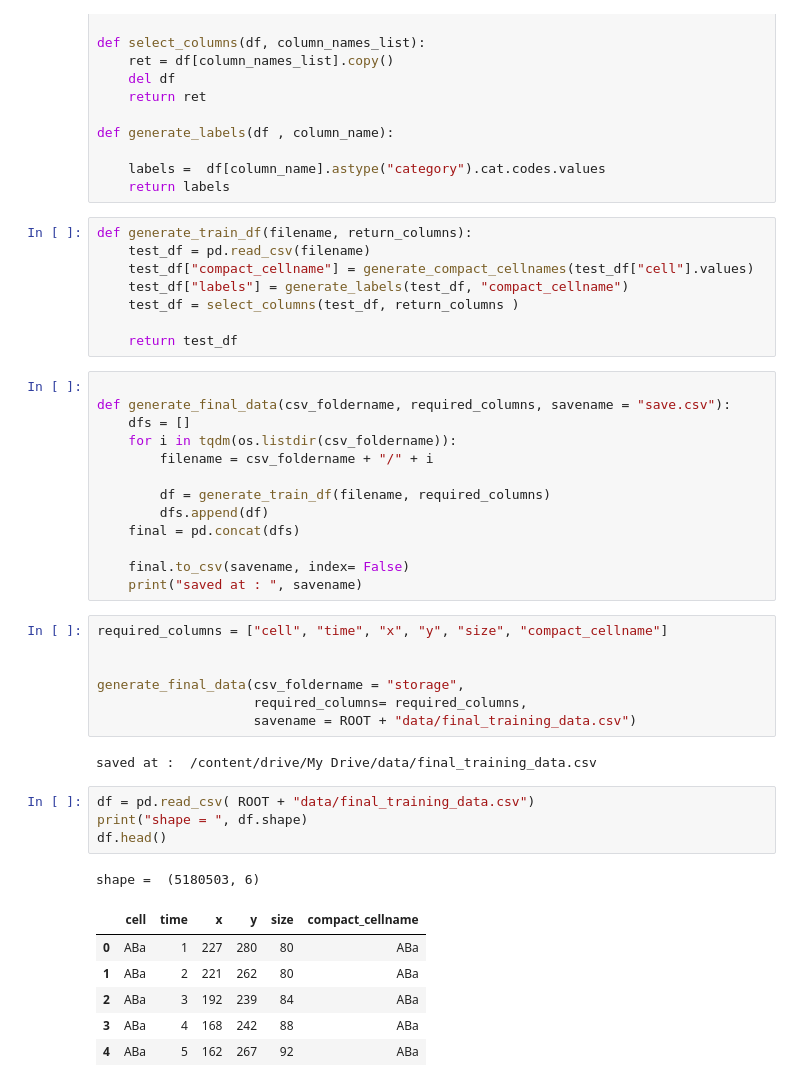
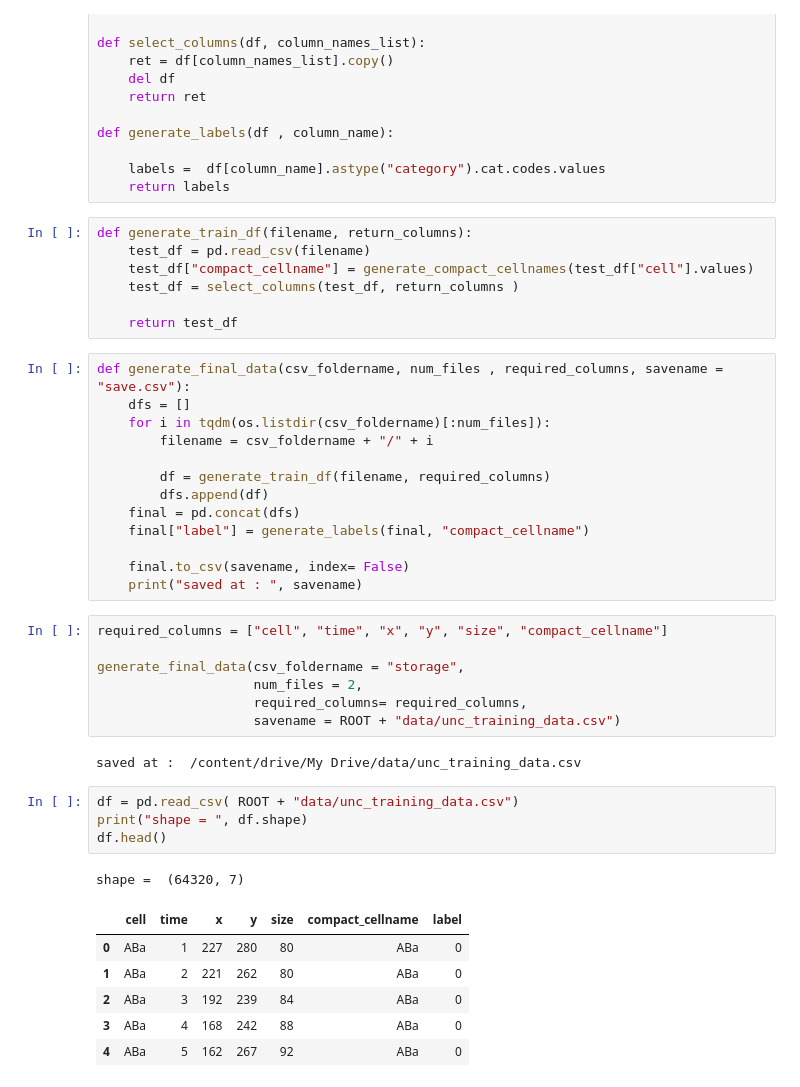
Before and after one commit to devoworm/GSoC-2020, a Jupyter notebook: Pre-trained Models (DevLearning)/notebooks/embryo_analysis/metadata_exploration.ipynb, the cells around one changed output. Cells and saved outputs as stored; diff of their text form.

```diff
--- a/Pre-trained Models (DevLearning)/notebooks/embryo_analysis/metadata_exploration.ipynb
+++ b/Pre-trained Models (DevLearning)/notebooks/embryo_analysis/metadata_exploration.ipynb
@@ -136,41 +158,40 @@ def generate_labels(df , column_name):
 def generate_train_df(filename, return_columns):
     test_df = pd.read_csv(filename)
     test_df["compact_cellname"] = generate_compact_cellnames(test_df["cell"].values)
-    test_df["labels"] = generate_labels(test_df, "compact_cellname")
     test_df = select_columns(test_df, return_columns )
 
     return test_df
 # %%
-
-def generate_final_data(csv_foldername, required_columns, savename = "save.csv"):
+def generate_final_data(csv_foldername, num_files , required_columns, savename = "save.csv"):
     dfs = []
-    for i in tqdm(os.listdir(csv_foldername)):
+    for i in tqdm(os.listdir(csv_foldername)[:num_files]):
         filename = csv_foldername + "/" + i
 
         df = generate_train_df(filename, required_columns)
         dfs.append(df)
     final = pd.concat(dfs)
+    final["label"] = generate_labels(final, "compact_cellname")
 
     final.to_csv(savename, index= False)
     print("saved at : ", savename)
 # %%
 required_columns = ["cell", "time", "x", "y", "size", "compact_cellname"]
 
-
 generate_final_data(csv_foldername = "storage",
+                    num_files = 2,
                     required_columns= required_columns,
-                    savename = ROOT + "data/final_training_data.csv")
+                    savename = ROOT + "data/unc_training_data.csv")
 # %% [output]
-saved at :  /content/drive/My Drive/data/final_training_data.csv
+saved at :  /content/drive/My Drive/data/unc_training_data.csv
 # %%
-df = pd.read_csv( ROOT + "data/final_training_data.csv")
+df = pd.read_csv( ROOT + "data/unc_training_data.csv")
 print("shape = ", df.shape)
 df.head()
 # %% [output]
-shape =  (5180503, 6)
+shape =  (64320, 7)
-|  | cell | time | x | y | size | compact_cellname |
-| 0 | ABa | 1 | 227 | 280 | 80 | ABa |
-| 1 | ABa | 2 | 221 | 262 | 80 | ABa |
-| 2 | ABa | 3 | 192 | 239 | 84 | ABa |
-| 3 | ABa | 4 | 168 | 242 | 88 | ABa |
-| 4 | ABa | 5 | 162 | 267 | 92 | ABa |
+|  | cell | time | x | y | size | compact_cellname | label |
+| 0 | ABa | 1 | 227 | 280 | 80 | ABa | 0 |
+| 1 | ABa | 2 | 221 | 262 | 80 | ABa | 0 |
+| 2 | ABa | 3 | 192 | 239 | 84 | ABa | 0 |
+| 3 | ABa | 4 | 168 | 242 | 88 | ABa | 0 |
+| 4 | ABa | 5 | 162 | 267 | 92 | ABa | 0 |
```
Also changed, not shown: parts of 6 cells of this notebook.
